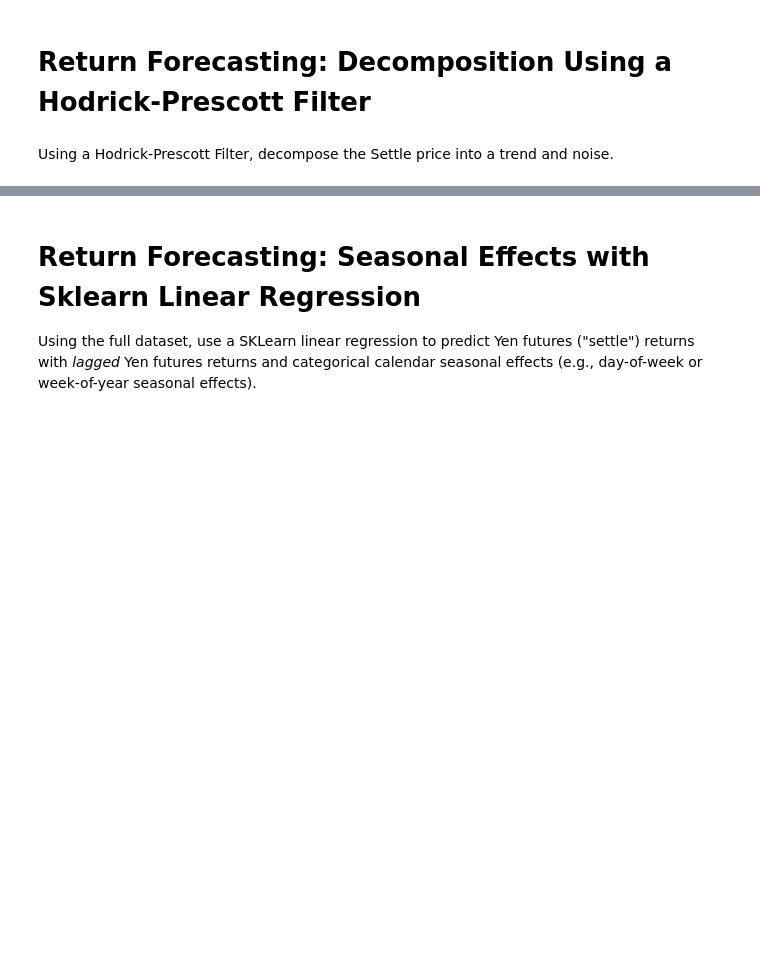
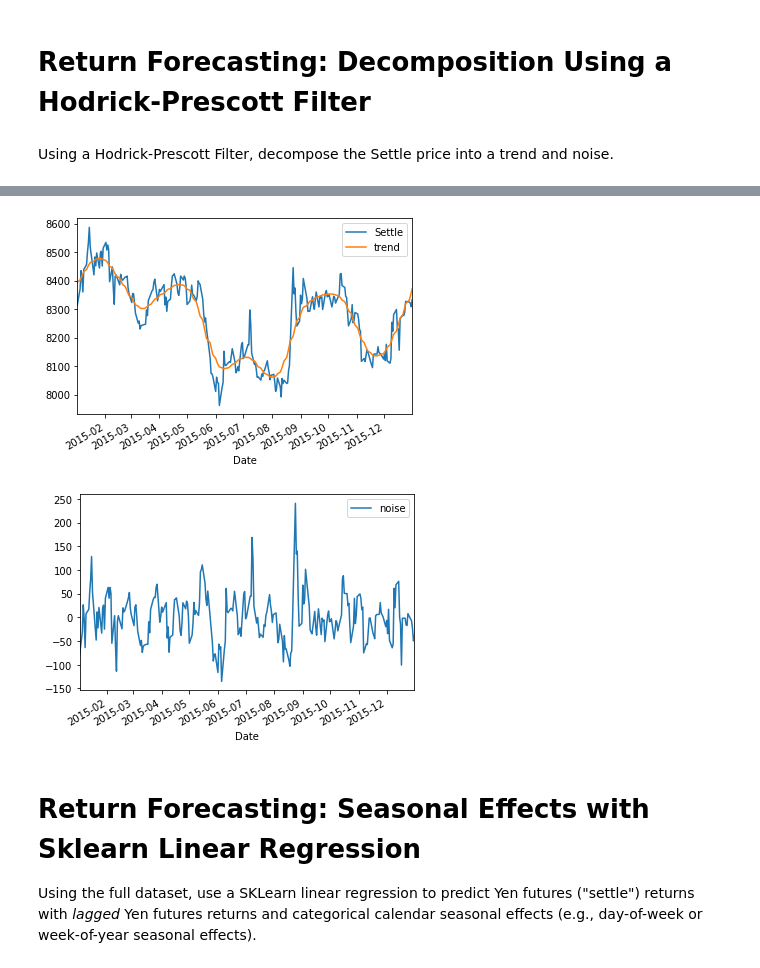
Before and after one commit to stragitech/Yen_Futures, a Jupyter notebook: time_series_analysis.ipynb, the cells around one changed output, grey strips where cells are left out. Saved outputs shown, nothing was run; the diff lists cells and outputs as text; code cells hidden in the pictures; blank space fills up the shorter version.

```diff
--- a/time_series_analysis.ipynb
+++ b/time_series_analysis.ipynb
@@ -84,3 +84,5 @@ df["2015":].plot(figsize=(14,5))
 # Return Forecasting: Decomposition Using a Hodrick-Prescott Filter
 # %% [markdown]
  Using a Hodrick-Prescott Filter, decompose the Settle price into a trend and noise.
+# %%
+df=df.drop(columns=['15MA', '60MA', '15EWM'])
@@ -87,17 +99,17 @@ df["2015":].plot(figsize=(14,5))
+# %%
+import statsmodels.api as sm
+# Apply the Hodrick-Prescott Filter by decomposing the "Settle" price into two separate series:
+ts_noise, ts_trend =  sm.tsa.filters.hpfilter(df.Settle)
 # %%
-import statsmodels.api as sm
-# Apply the Hodrick-Prescott Filter by decomposing the "Settle" price into two separate series:
-ts_noise, ts_trend =  sm.tsa.filters.hpfilter(df['Settle'])
-
 # Create a dataframe of just the settle price, and add in the "noise" and "trend" series from above:
-futures_decomp =
-futures_decomp["noise"] =  # YOUR CODE HERE
-futures_decomp["trend"] =  # YOUR CODE HERE
-futures_decomp
+futures_decomp = pd.DataFrame(df['Settle'])
+futures_decomp["noise"] = ts_noise
+futures_decomp["trend"] = ts_trend
+futures_decomp = futures_decomp['2015']
 
 # Plot the "Settle" and "Trend" price
-# YOUR CODE HERE
+futures_decomp[['Settle','trend']].plot()
 
 # Then plot the "noise" separately
-# YOUR CODE HERE
+futures_decomp[['noise']].plot()
 # %% [output]
@@ -105,3 +117,5 @@ SyntaxError: invalid syntax (<ipython-input-8-dce3512b0d44>, line 6)
+[figure, added]
+[figure, added]
 # %% [markdown]
  # Return Forecasting: Seasonal Effects with Sklearn Linear Regression
  Using the full dataset, use a SKLearn linear regression to predict Yen futures ("settle") returns with *lagged* Yen futures returns and categorical calendar seasonal effects (e.g., day-of-week or week-of-year seasonal effects).
```
Also changed, not shown: parts of 8 cells of this notebook.
